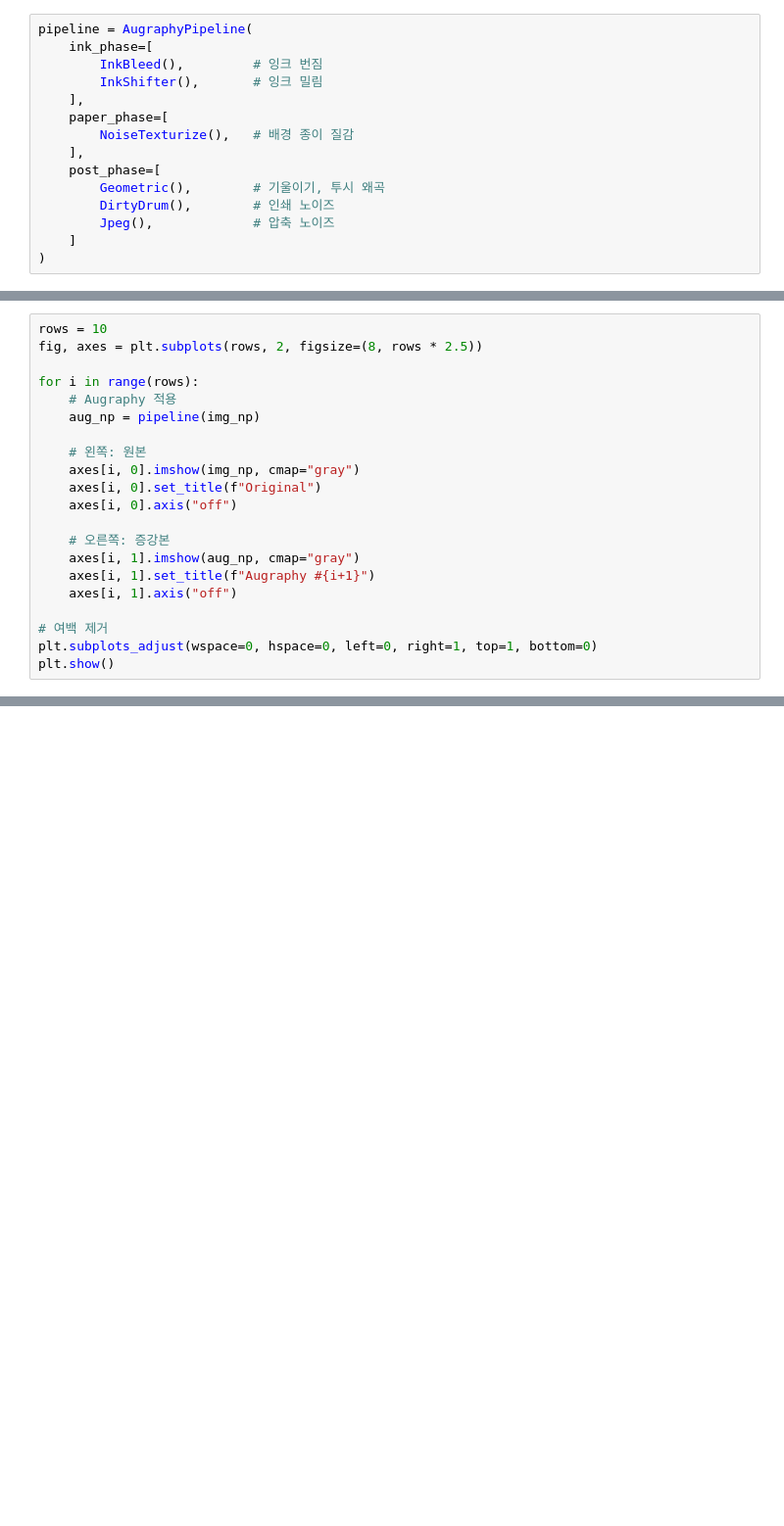
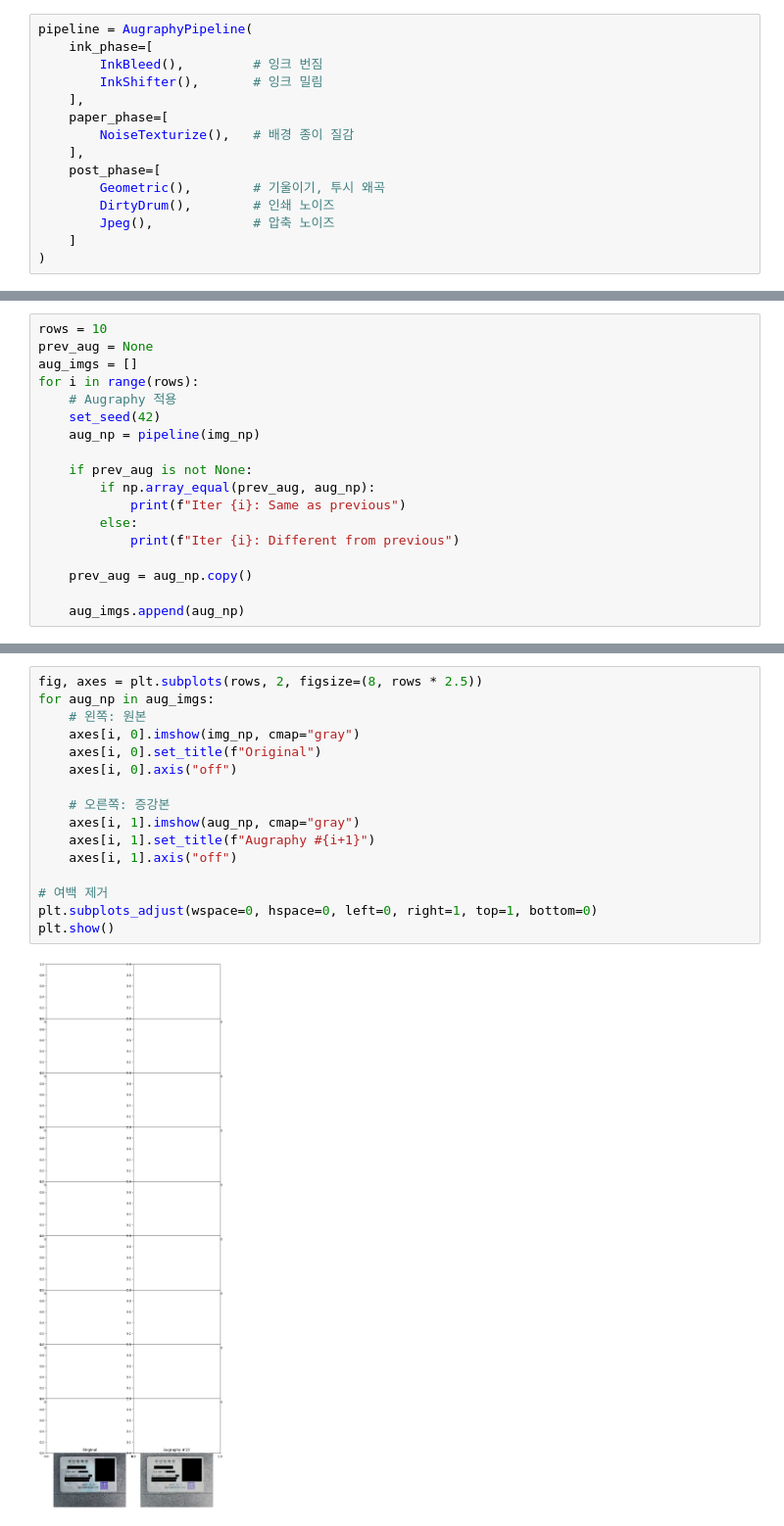
Before and after one commit to AIBootcamp13/upstageailab-cv-classification-cv_4, a Jupyter notebook: notebooks/lmw/augraphy_study.ipynb, the cells around one changed output, grey strips where cells are left out. Shown: that part at 98% size. Saved outputs shown, nothing was run; the diff lists cells and outputs as text; blank space fills up the shorter version.

Commit message:
feat: augraphy seed test

```diff
--- a/notebooks/lmw/augraphy_study.ipynb
+++ b/notebooks/lmw/augraphy_study.ipynb
@@ -105,23 +112,20 @@ img = Image.open(os.path.join(project_path, "data/train/0a4adccbb7fe73e0.jpg"))
 img_np = np.array(img)
 # %%
 rows = 10
-fig, axes = plt.subplots(rows, 2, figsize=(8, rows * 2.5))
-
+prev_aug = None
+aug_imgs = []
 for i in range(rows):
     # Augraphy 적용
+    set_seed(42)
     aug_np = pipeline(img_np)
 
-    # 왼쪽: 원본
-    axes[i, 0].imshow(img_np, cmap="gray")
-    axes[i, 0].set_title(f"Original")
-    axes[i, 0].axis("off")
+    if prev_aug is not None:
+        if np.array_equal(prev_aug, aug_np):
+            print(f"Iter {i}: Same as previous")
+        else:
+            print(f"Iter {i}: Different from previous")
 
-    # 오른쪽: 증강본
-    axes[i, 1].imshow(aug_np, cmap="gray")
-    axes[i, 1].set_title(f"Augraphy #{i+1}")
-    axes[i, 1].axis("off")
+    prev_aug = aug_np.copy()
 
-# 여백 제거
-plt.subplots_adjust(wspace=0, hspace=0, left=0, right=1, top=1, bottom=0)
-plt.show()
+    aug_imgs.append(aug_np)
 # %% [output]
@@ -128,0 +141,18 @@ plt.show()
+# %%
+fig, axes = plt.subplots(rows, 2, figsize=(8, rows * 2.5))
+for aug_np in aug_imgs:
+    # 왼쪽: 원본
+    axes[i, 0].imshow(img_np, cmap="gray")
+    axes[i, 0].set_title(f"Original")
+    axes[i, 0].axis("off")
+
+    # 오른쪽: 증강본
+    axes[i, 1].imshow(aug_np, cmap="gray")
+    axes[i, 1].set_title(f"Augraphy #{i+1}")
+    axes[i, 1].axis("off")
+
+# 여백 제거
+plt.subplots_adjust(wspace=0, hspace=0, left=0, right=1, top=1, bottom=0)
+plt.show()
+# %% [output]
+[figure, added]
```
Also changed, not shown: parts of 5 cells of this notebook, 1 other file.
